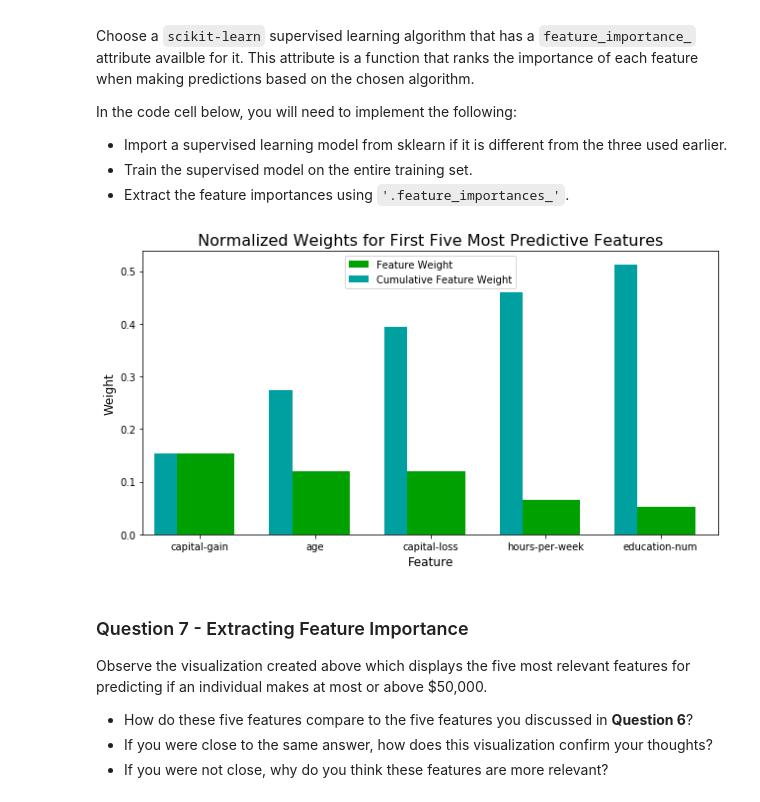
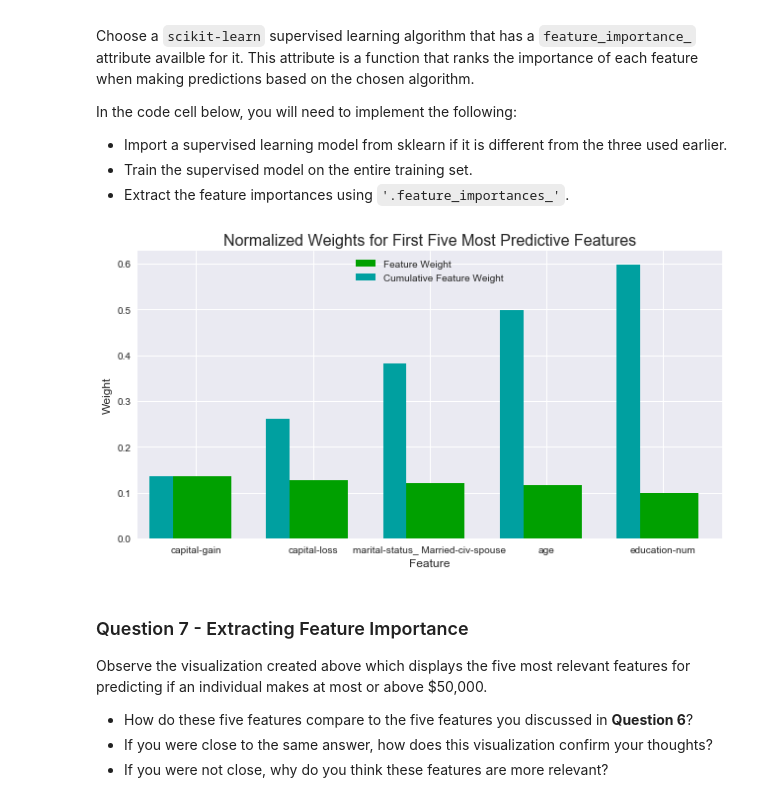
Before and after one commit to huli/mlnd, a Jupyter notebook: finding_donors/finding_donors.ipynb, the cells around one changed output. Drawn from its saved outputs; the diff is of its cells as text; code cells hidden in the pictures.

```diff
--- a/finding_donors/finding_donors.ipynb
+++ b/finding_donors/finding_donors.ipynb
@@ -594,21 +595,22 @@ In the code cell below, you will need to implement the following:
  - Extract the feature importances using `'.feature_importances_'`.
 # %%
 # Import a supervised learning model that has 'feature_importances_'
+from sklearn.ensemble import GradientBoostingClassifier
 
 # Note:
-# Because I have taken and AdaBoost classifier I can use the already
-# trained model for inspection of the most important features
+# AdaBoost does also have the feature_importances_ property, but I am using
+# another one to see if they differ (they slightly do, see below)
 
 # Train the supervised model on the training set using .fit(X_train, y_train)
-model = best_clf # No need to train again
+model = GradientBoostingClassifier(random_state=42).fit(X_train, y_train)
 
-# TODO: Extract the feature importances using .feature_importances_
+# Extract the feature importances using .feature_importances_
 importances = model.feature_importances_
 
 # Plot
 vs.feature_plot(importances, X_train, y_train)
 # %% [output]
-[figure, old version]
+[figure, new version]
 # %% [markdown]
 ### Question 7 - Extracting Feature Importance
 
```
Also changed, not shown: parts of 16 cells of this notebook.
